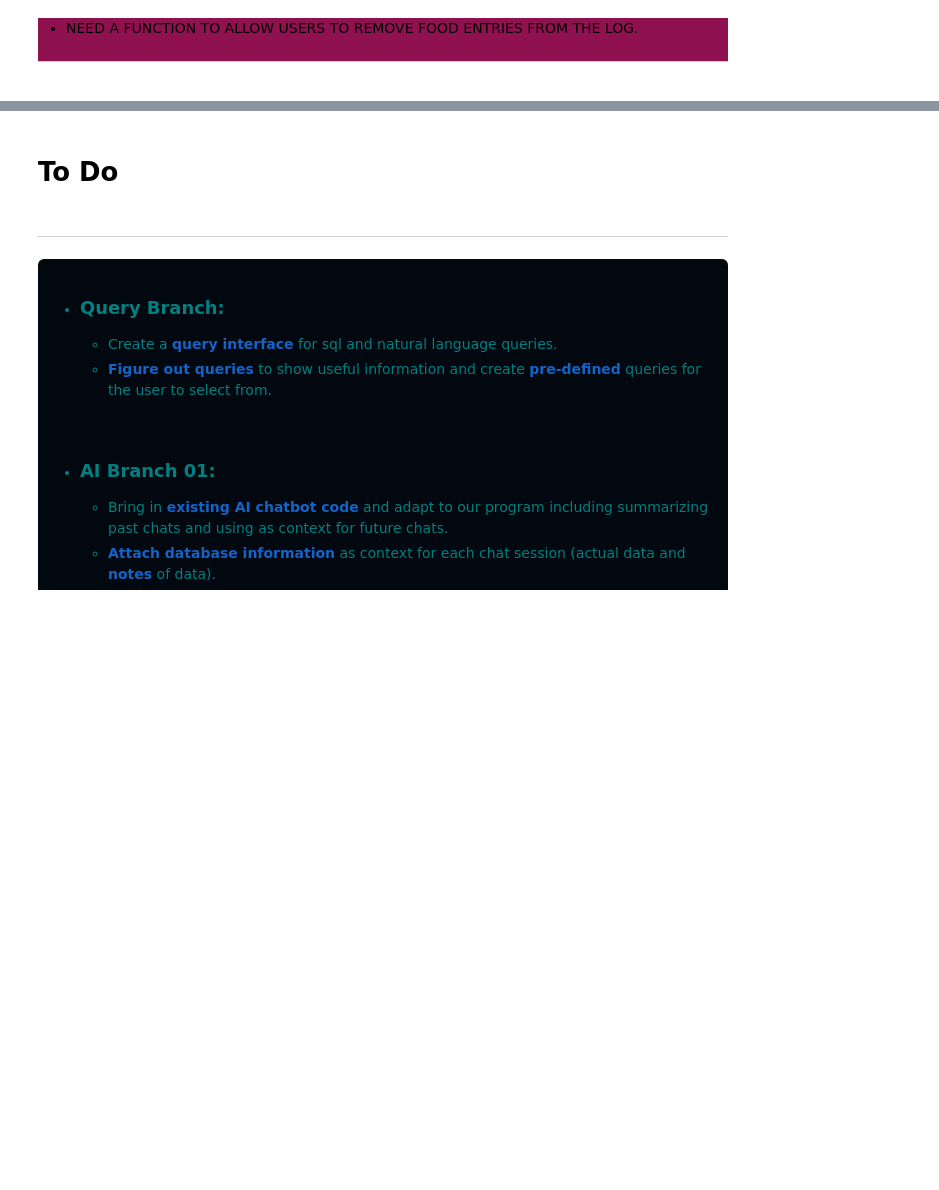
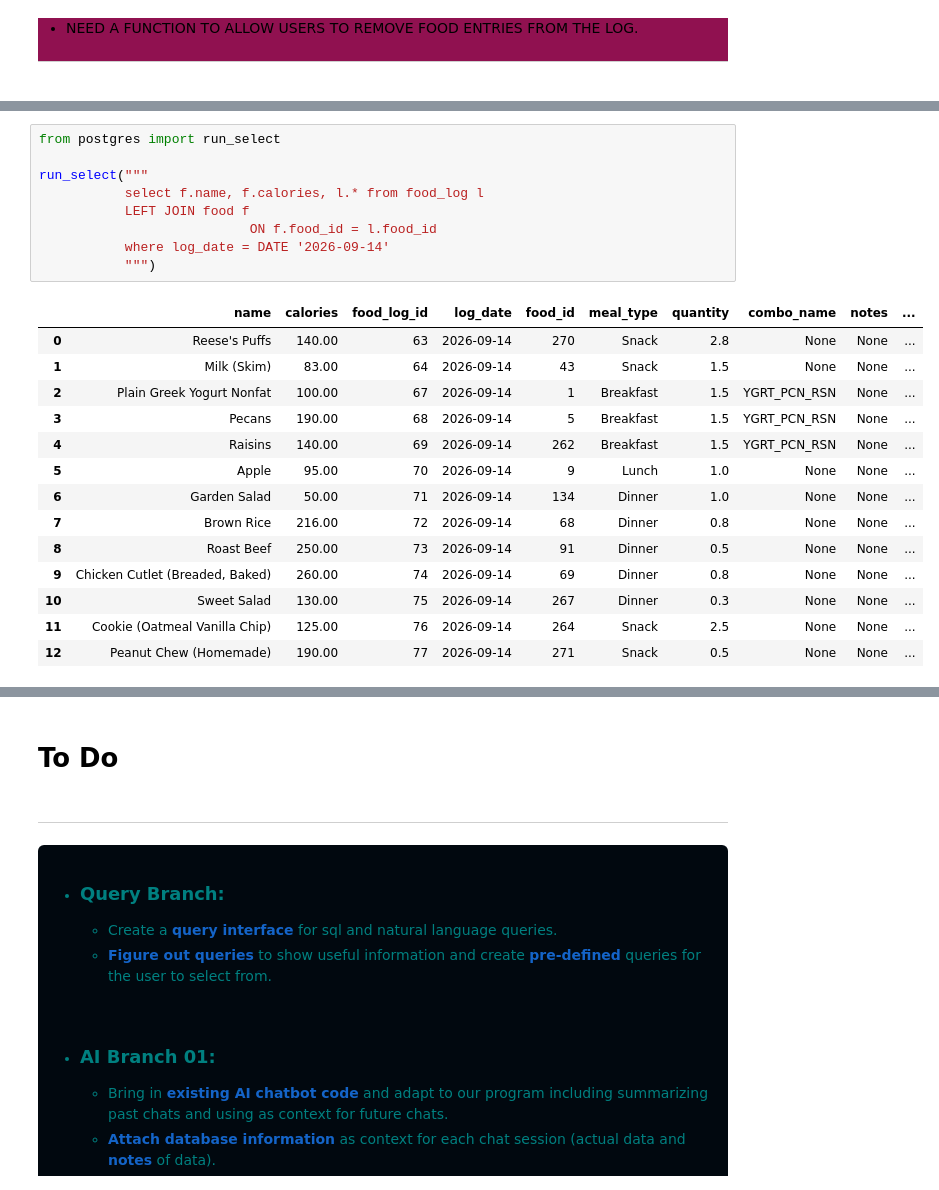
Before and after one commit to YosefCh/Digital-You, a Jupyter notebook: pseudocode.ipynb, the cells around one changed output, grey strips where cells are left out. Saved outputs shown, nothing was run; the diff lists cells and outputs as text; blank space fills up the shorter version.

```diff
--- a/pseudocode.ipynb
+++ b/pseudocode.ipynb
@@ -48,3 +61,27 @@ run_select("""
+# %%
+from postgres import run_select
+
+run_select("""
+           select f.name, f.calories, l.* from food_log l
+           LEFT JOIN food f
+                           ON f.food_id = l.food_id
+           where log_date = DATE '2026-09-14'
+           """)
+# %% [output]
+|  | name | calories | food_log_id | log_date | food_id | meal_type | quantity | combo_name | notes | ... |
+| 0 | Reese's Puffs | 140.00 | 63 | 2026-09-14 | 270 | Snack | 2.8 | None | None | ... |
+| 1 | Milk (Skim) | 83.00 | 64 | 2026-09-14 | 43 | Snack | 1.5 | None | None | ... |
+| 2 | Plain Greek Yogurt Nonfat | 100.00 | 67 | 2026-09-14 | 1 | Breakfast | 1.5 | YGRT_PCN_RSN | None | ... |
+| 3 | Pecans | 190.00 | 68 | 2026-09-14 | 5 | Breakfast | 1.5 | YGRT_PCN_RSN | None | ... |
+| 4 | Raisins | 140.00 | 69 | 2026-09-14 | 262 | Breakfast | 1.5 | YGRT_PCN_RSN | None | ... |
+| 5 | Apple | 95.00 | 70 | 2026-09-14 | 9 | Lunch | 1.0 | None | None | ... |
+| 6 | Garden Salad | 50.00 | 71 | 2026-09-14 | 134 | Dinner | 1.0 | None | None | ... |
+| 7 | Brown Rice | 216.00 | 72 | 2026-09-14 | 68 | Dinner | 0.8 | None | None | ... |
+| 8 | Roast Beef | 250.00 | 73 | 2026-09-14 | 91 | Dinner | 0.5 | None | None | ... |
+| 9 | Chicken Cutlet (Breaded, Baked) | 260.00 | 74 | 2026-09-14 | 69 | Dinner | 0.8 | None | None | ... |
+| 10 | Sweet Salad | 130.00 | 75 | 2026-09-14 | 267 | Dinner | 0.3 | None | None | ... |
+| 11 | Cookie (Oatmeal Vanilla Chip) | 125.00 | 76 | 2026-09-14 | 264 | Snack | 2.5 | None | None | ... |
+| 12 | Peanut Chew (Homemade) | 190.00 | 77 | 2026-09-14 | 271 | Snack | 0.5 | None | None | ... |
 # %%
 from delete_log_entry import DeleteLogEntry
 import ipywidgets as widgets
```
Also changed, not shown: parts of 3 cells of this notebook, 1 other file.
